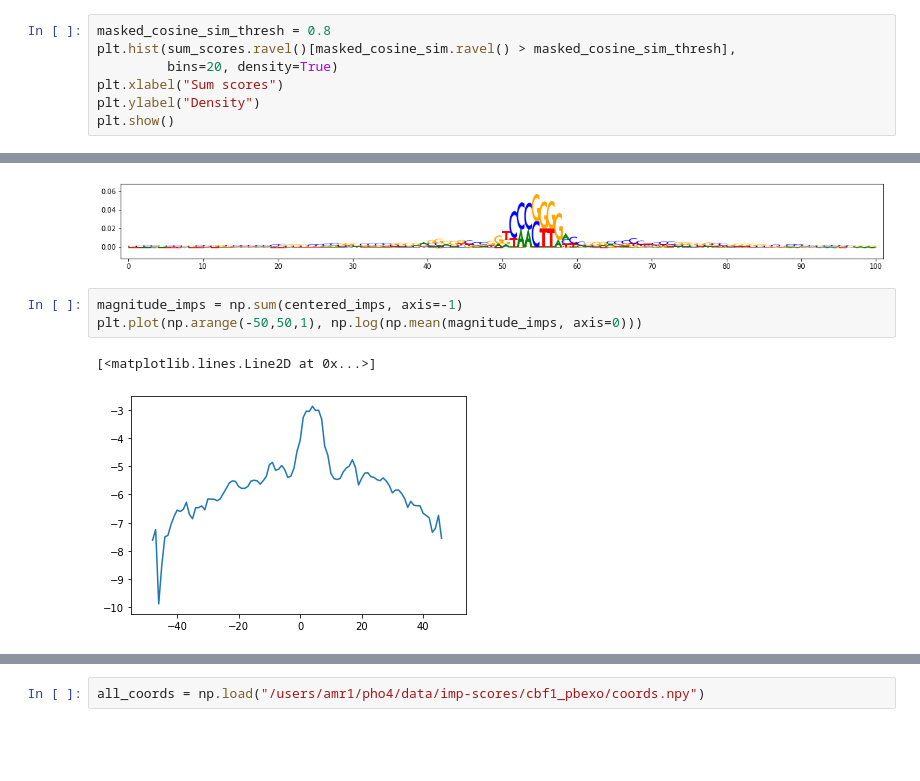
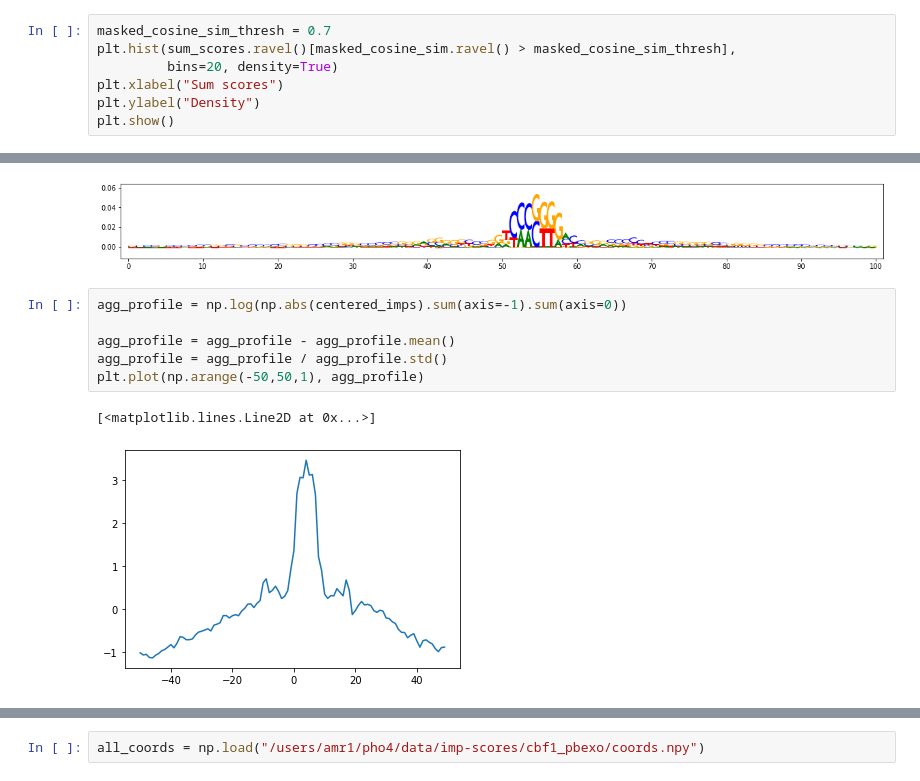
Before and after one commit to kundajelab/pho4, a Jupyter notebook: imp_pair_analysis_PBexoCbf1_profile.ipynb, the cells around one changed output, grey strips where cells are left out. Cells and saved outputs as stored; diff of their text form; blank space fills up the shorter version.

```diff
--- a/imp_pair_analysis_PBexoCbf1_profile.ipynb
+++ b/imp_pair_analysis_PBexoCbf1_profile.ipynb
@@ -119,7 +119,7 @@ plt.show()
 # %% [output]
 [figure]
 # %%
-masked_cosine_sim_thresh = 0.8
+masked_cosine_sim_thresh = 0.7
 plt.hist(sum_scores.ravel()[masked_cosine_sim.ravel() > masked_cosine_sim_thresh],
          bins=20, density=True)
 plt.xlabel("Sum scores")
@@ -184,8 +184,11 @@ viz_sequence.plot_weights(np.mean(centered_imps, axis=0), subticks_frequency=10)
 counts imp
 [figure]
 # %%
-magnitude_imps = np.sum(centered_imps, axis=-1)
-plt.plot(np.arange(-50,50,1), np.log(np.mean(magnitude_imps, axis=0)))
+agg_profile = np.log(np.abs(centered_imps).sum(axis=-1).sum(axis=0))
+
+agg_profile = agg_profile - agg_profile.mean()
+agg_profile = agg_profile / agg_profile.std()
+plt.plot(np.arange(-50,50,1), agg_profile)
 # %% [output]
 [<matplotlib.lines.Line2D at 0x...>]
-[figure, old version]
+[figure, new version]
```
Also changed, not shown: parts of 13 cells of this notebook, 1 other file.
